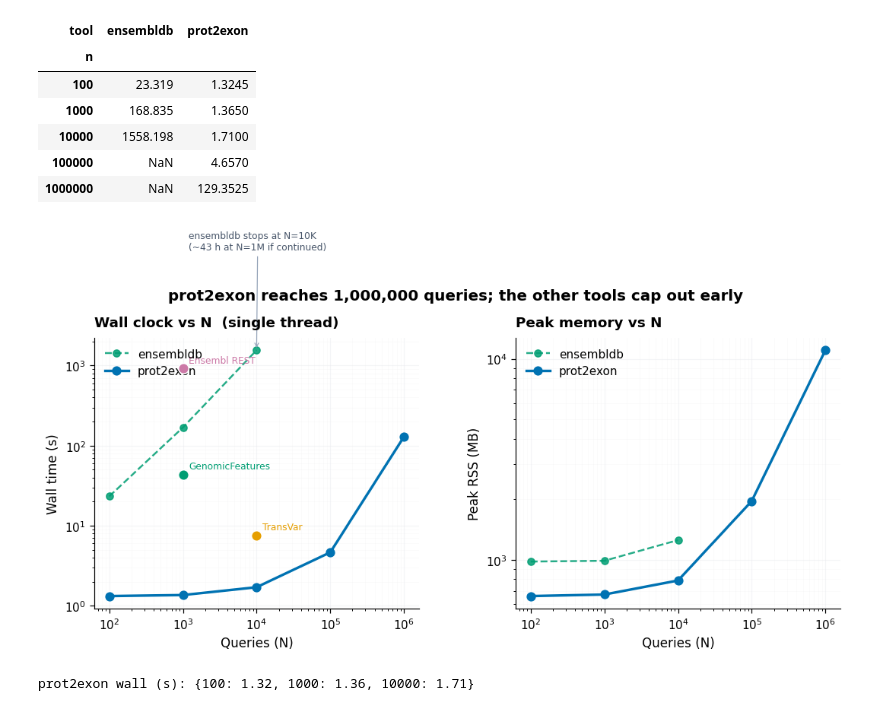
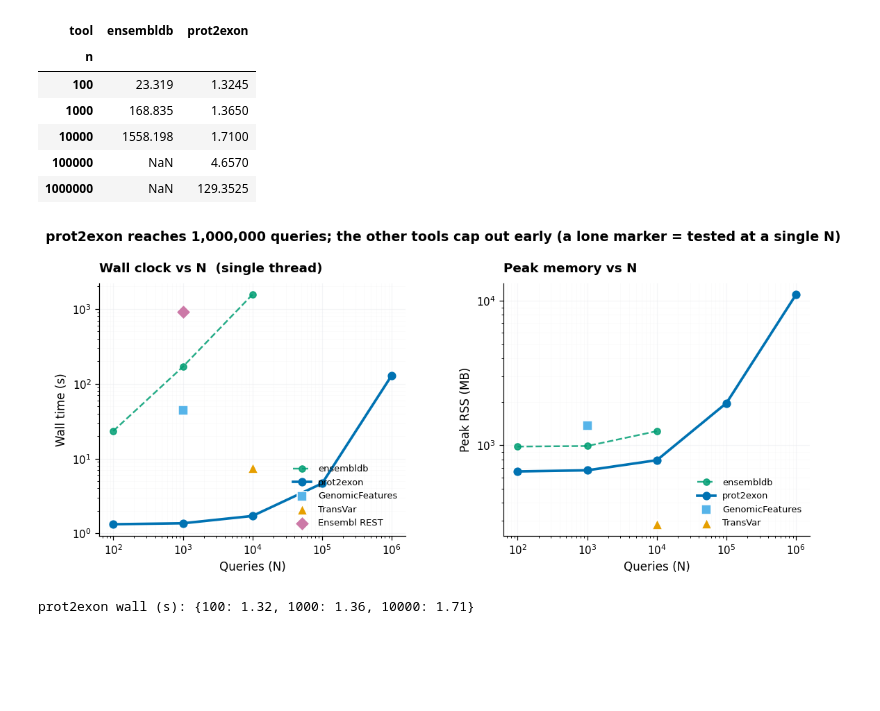
Before and after one commit to SotoLF/fastCDS, a Jupyter notebook: notebooks/scaling_and_ram.ipynb, the cells around one changed output. Cells and saved outputs as stored; diff of their text form; code cells hidden in the pictures; blank space fills up the shorter version.

Commit message:
scaling_and_ram: fix the head-to-head figure
The single-point tools were floating with overlapping labels and the
memory panel showed only prot2exon + ensembldb. Use distinct markers
(GenomicFeatures square, TransVar triangle, REST diamond) with a legend
on both panels, drop the colliding annotations, add the tools' RSS to
the memory panel (REST omitted, no local process), and fix the title
spacing.

```diff
--- a/notebooks/scaling_and_ram.ipynb
+++ b/notebooks/scaling_and_ram.ipynb
@@ -116,48 +116,51 @@ agg.pivot(index="n", columns="tool", values="wall_s")
 | 100000 | NaN | 4.6570 |
 | 1000000 | NaN | 129.3525 |
 # %%
-fig, axes = plt.subplots(1, 2, figsize=(11.5, 4.2),
-                         gridspec_kw={'wspace': 0.3})
-tool_palette = {'prot2exon': COLORS['prot2exon'],
-                'ensembldb': COLORS['ensembldb']}
+fig, axes = plt.subplots(1, 2, figsize=(12, 4.3),
+                         gridspec_kw={'wspace': 0.32})
+tool_palette = {'prot2exon': COLORS['prot2exon'], 'ensembldb': COLORS['ensembldb']}
 
+# Tools with a multi-N curve: prot2exon (to 1M) and ensembldb (to 10K).
 for tool, sub in agg.groupby("tool"):
     sub = sub.sort_values("n")
     color = tool_palette.get(tool, COLORS['neutral'])
-    style = {'lw': 2.2, 'markersize': 7} if tool == 'prot2exon' \
+    style = {'lw': 2.4, 'markersize': 7} if tool == 'prot2exon' \
         else {'lw': 1.6, 'markersize': 6, 'linestyle': '--', 'alpha': 0.85}
     axes[0].plot(sub["n"], sub["wall_s"], "o-", label=tool, color=color, **style)
     axes[1].plot(sub["n"], sub["peak_rss_mb"], "o-", label=tool, color=color, **style)
 
+# Tools tested at a single N: distinct markers on both panels (RSS where it was
+# recorded; the REST API runs remotely so it has no local-process RSS).
+points = [("GenomicFeatures", 1000, 43.7, 1364, 's'),
+          ("TransVar",        10000, 7.54, 284,  '^'),
+          ("Ensembl REST",    1000, 917.0, None, 'D')]
+pt_colors = {'GenomicFeatures': COLORS['neutral'], 'TransVar': COLORS['transvar'],
+             'Ensembl REST': COLORS['rest']}
+for name, n, w, rss, mk in points:
+    axes[0].scatter([n], [w], color=pt_colors[name], s=95, marker=mk,
+                    zorder=6, edgecolor='white', label=name)
+    if rss is not None:
+        axes[1].scatter([n], [rss], color=pt_colors[name], s=95, marker=mk,
+                        zorder=6, edgecolor='white', label=name)
+
 for ax in axes:
     ax.set_xscale("log"); ax.set_yscale("log")
     ax.set_xlabel("Queries (N)")
-    ax.legend(loc='upper left')
-    ax.grid(which='major', alpha=0.4, lw=0.7)
-    ax.grid(which='minor', alpha=0.2, lw=0.5)
+    ax.grid(which='major', alpha=0.4, lw=0.7); ax.grid(which='minor', alpha=0.2, lw=0.5)
 axes[0].set_ylabel("Wall time (s)")
 axes[0].set_title("Wall clock vs N  (single thread)", loc='left')
 axes[1].set_ylabel("Peak RSS (MB)")
 axes[1].set_title("Peak memory vs N", loc='left')
+axes[0].legend(loc='lower right', fontsize=8.5, framealpha=0.9)
+axes[1].legend(loc='lower right', fontsize=8.5, framealpha=0.9)
 
-# The other human-query tools, each plotted at the largest N it was tested at.
-for name, n, w, c in [("GenomicFeatures", 1000, 43.7, COLORS['ensembldb']),
-                      ("TransVar", 10000, 7.54, COLORS['transvar']),
-                      ("Ensembl REST", 1000, 917.0, COLORS['rest'])]:
-    axes[0].scatter([n], [w], color=c, s=80, zorder=6, edgecolor='white')
-    axes[0].annotate(name, xy=(n, w), xytext=(5, 5), textcoords='offset points',
-                     fontsize=8, color=c)
-
-axes[0].annotate("ensembldb stops at N=10K\n(~43 h at N=1M if continued)",
-                 xy=(10000, 1558), xytext=(1200, 28000),
-                 fontsize=8, color='#475569', ha='left',
-                 arrowprops=dict(arrowstyle="->", color='#94a3b8', lw=0.8))
-
-fig.suptitle("prot2exon reaches 1,000,000 queries; the other tools cap out early",
-             fontsize=13, fontweight='semibold', y=1.02)
+fig.suptitle("prot2exon reaches 1,000,000 queries; the other tools cap out early "
+             "(a lone marker = tested at a single N)",
+             fontsize=12.5, fontweight='semibold', y=1.04)
+fig.tight_layout(rect=[0, 0, 1, 0.97])
 plt.show()
 # %% [output]
-[figure, old version]
+[figure, new version]
 # %%
 # The ~1.3 s floor at low N is one-time index load (~298 MB binary
 # index). Per-query mapping is essentially free until we get to 100k+.
```
